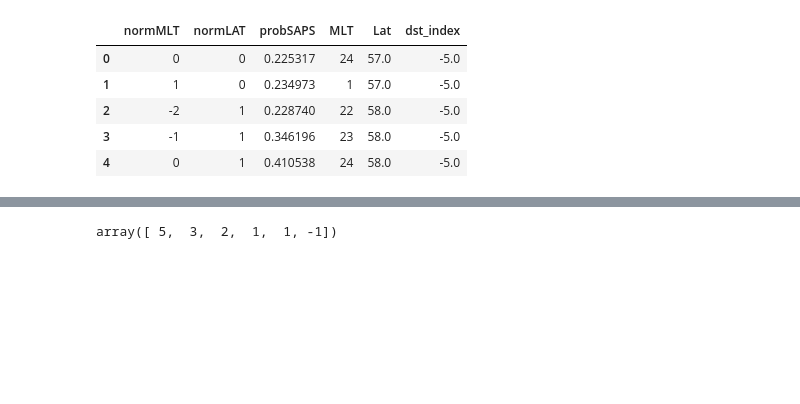
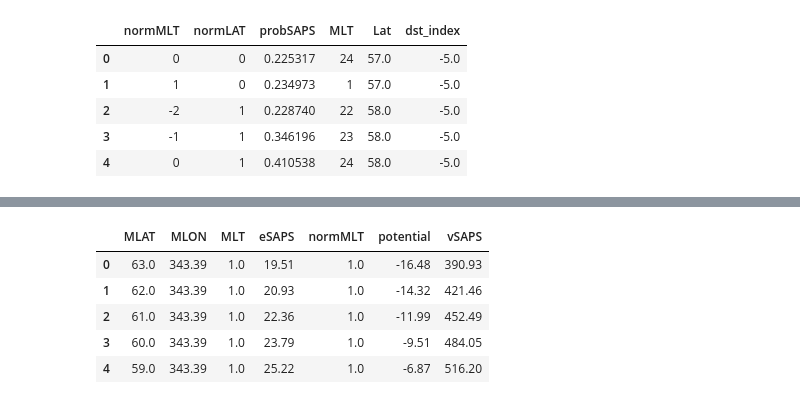
Before and after one commit to bharatreddy/indsvels, a Jupyter notebook: ipy/model-validate.ipynb, the cells around one changed output, grey strips where cells are left out. Cells and saved outputs as stored; diff of their text form; code cells hidden in the pictures; blank space fills up the shorter version.

```diff
--- a/ipy/model-validate.ipynb
+++ b/ipy/model-validate.ipynb
@@ -277,9 +280,12 @@ predPotDF.head()
 | 4 | 20.0 | 61.0 | 1 | 1.0 | -11.993094 | 343.38701 | 2015-04-09 07:00:00 | 50.8025468505__-88.9224721617 | 50.802547 | -88.922472 |
 # %%
 # Arrays to store potential
-potBinArr = []
+potPotArr = []
+potVelArr = []
+potMltArr = []
 potNrmMltArr = []
 potMlatArr = []
+potMlonArr = []
 potEfldArr = []
 
 for cmlt in predPotDF["normMLT"].unique().tolist():
@@ -287,28 +293,48 @@ for cmlt in predPotDF["normMLT"].unique().tolist():
     selMltDF = predPotDF[ predPotDF["normMLT"] == cmlt ]
     # At each MLT we assume potential is zero at the lowest
     # latitude!
-    mlatList = selMltDF["Lat"].unique()
+    if cmlt < 0:
+        actMLT = cmlt + 24.
+    else:
+        actMLT = cmlt
+    mlatList = -numpy.sort( -selMltDF["Lat"].unique() )
     delMlats = numpy.gradient(mlatList)
 
-    for cMlat in -numpy.sort( -selMltDF["Lat"].unique() ):
-        print cMlat
-#         selLatsDF = selMltDF[ (selMltDF["Lat"] == cMlat) ]
-#         currEfield = (selLatsDF["potential"].values[0]*1e3)/(delLatDist)
-#         print currEfield, selLatsDF["potential"].values[0]
-#         print selLatsDF
-#         # Remember we have 0.5 deg latitude res
-#         # so we take delLatDist/2
-#         potLat = selLatsDF[ selLatsDF["MLAT"] == cMlat ]["mean_efld"] * delLatDist/2. * 1e-3 * 1e-3 # kV
-#         currPot = prevPot - potLat.values[0]
-#         prevPot = currPot
-#         potNrmMltArr.append( cmlt )
-#         potMlatArr.append( cMlat )
-#         potPotArr.append( round(currPot,2) )
+    for mlatInd, cMlat in enumerate( mlatList ):
+        if mlatInd + 1 < selMltDF.shape[0]:
+            nextLat = mlatList[ mlatInd + 1 ]
+            nxtLatsDF = selMltDF[ (selMltDF["Lat"] == nextLat) ]
+            nxtLatPot = nxtLatsDF["potential"].values[0]*1e3
+        else:
+            nxtLatPot = 0.
+        selLatsDF = selMltDF[ (selMltDF["Lat"] == cMlat) ]
+        currMlon = selLatsDF["Mlon"].values[0]
+        currPot = selLatsDF["potential"].values[0]*1e3 # convert to volts from kV
+        delPot = currPot - nxtLatPot
+        currEfield = abs(delPot/delLatDist) # In V/m
+        Bx,By,Bz,Bf, yeardec = gridigrf12( selLatsDF["date"].values[0],\
+                                    0, 1, 300., selLatsDF["glat"].values[0],\
+                                    selLatsDF["glon"].values[0] )
+        currVel = currEfield/(Bf[0]*1e-9)
+        potVelArr.append( currVel )
+        potPotArr.append( currPot/1e3 )
+        potMltArr.append( actMLT )
+        potNrmMltArr.append( cmlt )
+        potMlatArr.append( cMlat )
+        potMlonArr.append( currMlon )
+        potEfldArr.append( currEfield*1e3 )
 
-# potentialDF = pandas.DataFrame({
-#             "normMLT" : potNrmMltArr,
-#             "MLAT" : potMlatArr,
-#             "potential" : potPotArr
-#             })
-# potentialDF.head()
+
+velPotDF = pandas.DataFrame({
+            "normMLT" : potNrmMltArr,
+            "MLAT" : potMlatArr,
+            "MLT" : potMltArr,
+            "eSAPS" : potEfldArr,
+            "MLON" : potMlonArr,
+            "vSAPS" : potVelArr,
+            "potential" : potPotArr
+            })
+velPotDF = velPotDF.round(2)
+velPotDF.to_csv( "../data/sample-vel-pred.csv", index=None, header=None, sep=" " )
+velPotDF.head()
 # %% [output]
@@ -332,4 +341,6 @@ for cmlt in predPotDF["normMLT"].unique().tolist():
+|  | MLAT | MLON | MLT | eSAPS | normMLT | potential | vSAPS |
+| 0 | 63.0 | 343.39 | 1.0 | 19.51 | 1.0 | -16.48 | 390.93 |
+| 1 | 62.0 | 343.39 | 1.0 | 20.93 | 1.0 | -14.32 | 421.46 |
+| 2 | 61.0 | 343.39 | 1.0 | 22.36 | 1.0 | -11.99 | 452.49 |
+| 3 | 60.0 | 343.39 | 1.0 | 23.79 | 1.0 | -9.51 | 484.05 |
+| 4 | 59.0 | 343.39 | 1.0 | 25.22 | 1.0 | -6.87 | 516.20 |
-# %%
--numpy.sort( -numpy.array([2,1,3,1,-1,5]) )
-# %% [output]
-array([ 5,  3,  2,  1,  1, -1])
```
Also changed, not shown: parts of 3 cells of this notebook, 2 other files.
